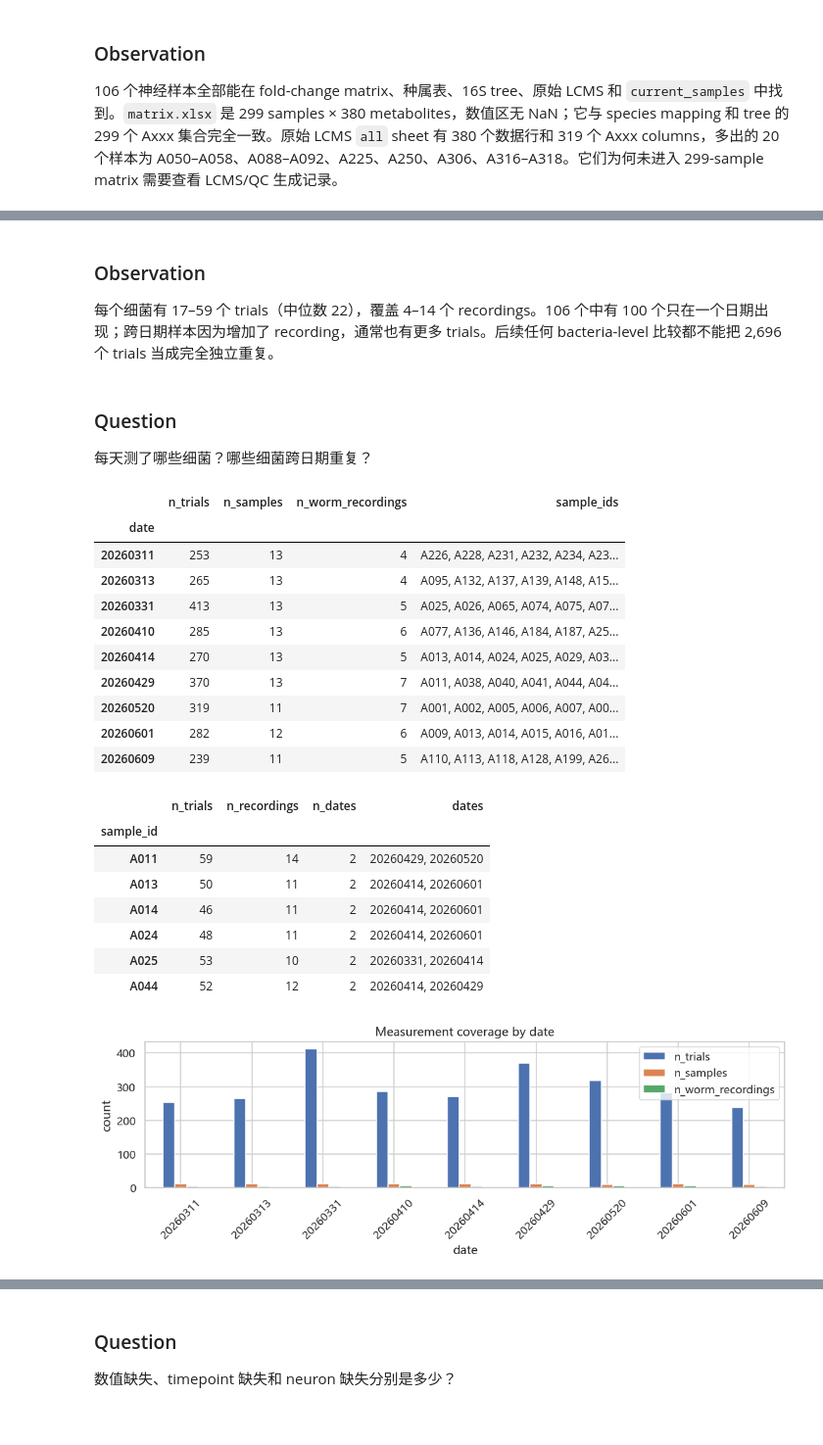
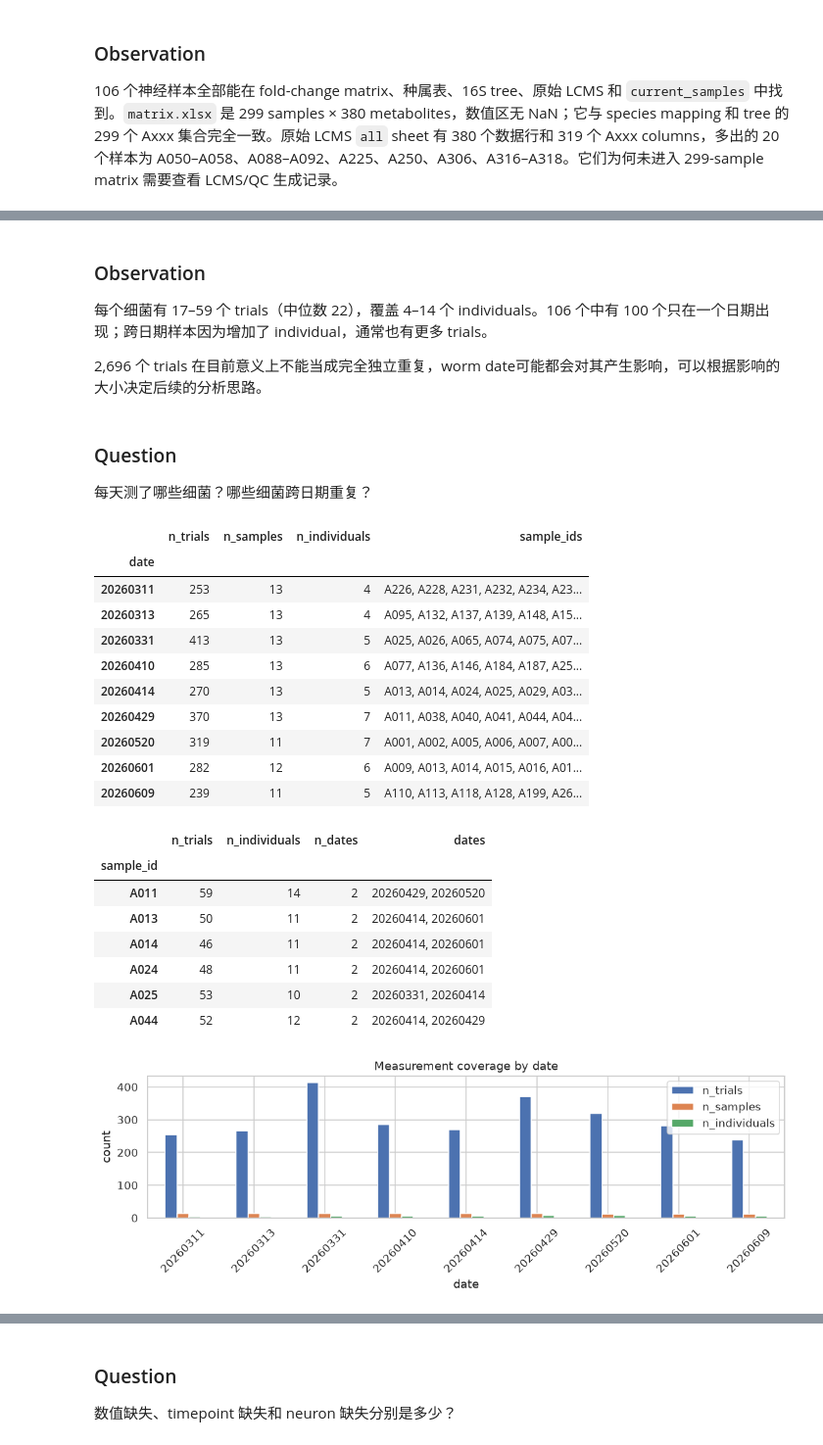
Before and after one commit to LLLLAAAA2333/bacteria_analysis, a Jupyter notebook: output/jupyter-notebook/01_measurement_first_inspection.ipynb, the cells around one changed output, grey strips where cells are left out. Shown at 98% size. Saved outputs shown, nothing was run; the diff lists cells and outputs as text; code cells hidden in the pictures.

```diff
--- a/output/jupyter-notebook/01_measurement_first_inspection.ipynb
+++ b/output/jupyter-notebook/01_measurement_first_inspection.ipynb
@@ -56,6 +56,11 @@ file_inventory
 | current_samples | True | 0.01 |
 # %%
 df = pd.read_parquet(FILES["neural"])
+
+
+DROP_NEURONS = {"AFDL", "AFDR", "BAGL", "BAGR", "CEPR", "URXR"}
+df = df.loc[~df["neuron"].isin(DROP_NEURONS)].reset_index(drop=True)
+
 df["sample_id"] = df["stim_name"].str.extract(r"^(A\d{3})", expand=False)
 basic_summary = pd.Series(
     {
@@ -163,8 +168,9 @@ display(pd.crosstab(df["date"], df["worm_key"]).gt(0).astype(int))
 0429 w4 not processed
 0601 w5 not processed
 # %%
-recording_key = ["date", "worm_key"]
-trial_key = [*recording_key, "sample_id", "segment_index"]
+# worm_key labels are reused across dates; each (date, worm_key) pair is one individual.
+individual_key = ["date", "worm_key"]
+trial_key = [*individual_key, "sample_id", "segment_index"]
 trace_key = [*trial_key, "neuron"]
 row_key = [*trace_key, "time_point"]
 
@@ -174,7 +180,7 @@ trace_time = df.groupby(trace_key)["time_point"].agg(["size", "nunique", "min",
 
 trial_contract = pd.Series(
     {
-        "recordings": df.groupby(recording_key).ngroups,
+        "individuals": df.groupby(individual_key).ngroups,
         "operational_trials": len(trials),
         "neuron_traces": len(traces),
         "duplicate_rows_under_full_key": int(df.duplicated(row_key).sum()),
@@ -187,9 +193,9 @@ trial_contract = pd.Series(
 )
 display(trial_contract.to_frame())
 
-segments_per_sample_recording = trials.groupby(
-    [*recording_key, "sample_id"]
-).size().value_counts().sort_index().rename("n_sample_recordings")
-display(segments_per_sample_recording.to_frame().rename_axis("trials_per_sample_recording"))
+segments_per_sample_individual = trials.groupby(
+    [*individual_key, "sample_id"]
+).size().value_counts().sort_index().rename("n_sample_individuals")
+display(segments_per_sample_individual.to_frame().rename_axis("trials_per_sample_individual"))
 # %% [output]
 |  | value |
@@ -294,22 +300,22 @@ raw-only Axxx relative to matrix: ['A050', 'A051', 'A052', 'A053', 'A054', 'A055
 # %%
-sample_recordings = trials[[*recording_key, "sample_id"]].drop_duplicates()
+sample_individuals = trials[[*individual_key, "sample_id"]].drop_duplicates()
 per_sample = trials.groupby("sample_id").agg(
     n_trials=("segment_index", "size"),
     n_dates=("date", "nunique"),
     dates=("date", lambda x: ", ".join(sorted(x.unique()))),
 )
-per_sample["n_recordings"] = sample_recordings.groupby("sample_id").size()
-per_sample = per_sample[["n_trials", "n_recordings", "n_dates", "dates"]]
+per_sample["n_individuals"] = sample_individuals.groupby("sample_id").size()
+per_sample = per_sample[["n_trials", "n_individuals", "n_dates", "dates"]]
 
-display(per_sample[["n_trials", "n_recordings", "n_dates"]].describe().round(2))
+display(per_sample[["n_trials", "n_individuals", "n_dates"]].describe().round(2))
 display(pd.concat({"lowest trial count": per_sample.nsmallest(10, "n_trials"),
                    "highest trial count": per_sample.nlargest(10, "n_trials")}))
 
 fig, axes = plt.subplots(1, 2, figsize=(11, 3.8))
 sns.histplot(per_sample["n_trials"], discrete=True, ax=axes[0])
 axes[0].set(title="Trials per bacterium", xlabel="operational trials")
-sns.scatterplot(data=per_sample, x="n_recordings", y="n_trials", hue="n_dates", palette="viridis", ax=axes[1])
-axes[1].set(title="Trial count and recording coverage", xlabel="recordings", ylabel="trials")
+sns.scatterplot(data=per_sample, x="n_individuals", y="n_trials", hue="n_dates", palette="viridis", ax=axes[1])
+axes[1].set(title="Trial count and individual coverage", xlabel="individuals", ylabel="trials")
 plt.tight_layout()
 plt.show()
 # %% [output]
@@ -344,7 +350,9 @@ plt.show()
 # %% [markdown]
 ### Observation
 
-每个细菌有 17–59 个 trials（中位数 22），覆盖 4–14 个 recordings。106 个中有 100 个只在一个日期出现；跨日期样本因为增加了 recording，通常也有更多 trials。后续任何 bacteria-level 比较都不能把 2,696 个 trials 当成完全独立重复。
+每个细菌有 17–59 个 trials（中位数 22），覆盖 4–14 个 individuals。106 个中有 100 个只在一个日期出现；跨日期样本因为增加了 individual，通常也有更多 trials。
+
+2,696 个 trials 在目前意义上不能当成完全独立重复，worm date可能都会对其产生影响，可以根据影响的大小决定后续的分析思路。
 # %% [markdown]
 ### Question
 
@@ -353,44 +361,44 @@ plt.show()
 date_summary = trials.groupby("date").agg(
     n_trials=("segment_index", "size"),
     n_samples=("sample_id", "nunique"),
-    n_worm_recordings=("worm_key", "nunique"),
+    n_individuals=("worm_key", "nunique"),
 )
 samples_per_date = trials.groupby("date")["sample_id"].agg(
     lambda x: ", ".join(sorted(x.unique()))
 )
 date_table = date_summary.join(samples_per_date.rename("sample_ids"))
 
 cross_date = per_sample.loc[per_sample["n_dates"] > 1].sort_index()
 display(date_table)
 display(cross_date)
 
 fig, ax = plt.subplots(figsize=(10, 3.6))
-date_summary[["n_trials", "n_samples", "n_worm_recordings"]].plot.bar(ax=ax)
+date_summary[["n_trials", "n_samples", "n_individuals"]].plot.bar(ax=ax)
 ax.set(title="Measurement coverage by date", xlabel="date", ylabel="count")
 ax.tick_params(axis="x", rotation=45)
 plt.tight_layout()
 plt.show()
 # %% [output]
-|  | n_trials | n_samples | n_worm_recordings | sample_ids |
+|  | n_trials | n_samples | n_individuals | sample_ids |
 | date |  |  |  |  |
 | 20260311 | 253 | 13 | 4 | A226, A228, A231, A232, A234, A23... |
 | 20260313 | 265 | 13 | 4 | A095, A132, A137, A139, A148, A15... |
 | 20260331 | 413 | 13 | 5 | A025, A026, A065, A074, A075, A07... |
 | 20260410 | 285 | 13 | 6 | A077, A136, A146, A184, A187, A25... |
 | 20260414 | 270 | 13 | 5 | A013, A014, A024, A025, A029, A03... |
 | 20260429 | 370 | 13 | 7 | A011, A038, A040, A041, A044, A04... |
 | 20260520 | 319 | 11 | 7 | A001, A002, A005, A006, A007, A00... |
 | 20260601 | 282 | 12 | 6 | A009, A013, A014, A015, A016, A01... |
 | 20260609 | 239 | 11 | 5 | A110, A113, A118, A128, A199, A26... |
-|  | n_trials | n_recordings | n_dates | dates |
+|  | n_trials | n_individuals | n_dates | dates |
 | sample_id |  |  |  |  |
 | A011 | 59 | 14 | 2 | 20260429, 20260520 |
 | A013 | 50 | 11 | 2 | 20260414, 20260601 |
 | A014 | 46 | 11 | 2 | 20260414, 20260601 |
 | A024 | 48 | 11 | 2 | 20260414, 20260601 |
 | A025 | 53 | 10 | 2 | 20260331, 20260414 |
 | A044 | 52 | 12 | 2 | 20260414, 20260429 |
-[figure, old version]
+[figure, new version]
 # %% [markdown]
 ### Observation
 
```
Also changed, not shown: parts of 20 cells of this notebook, 2 other files.
